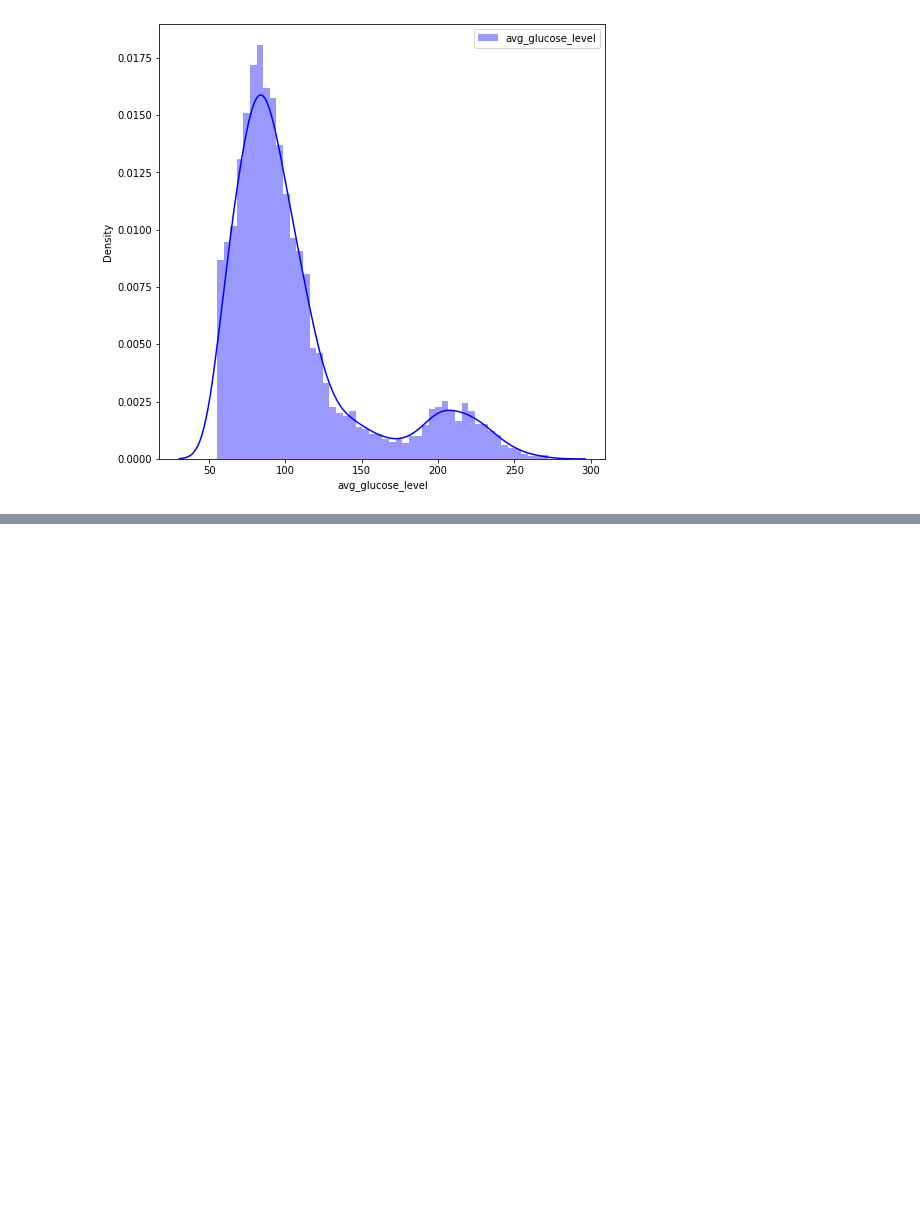
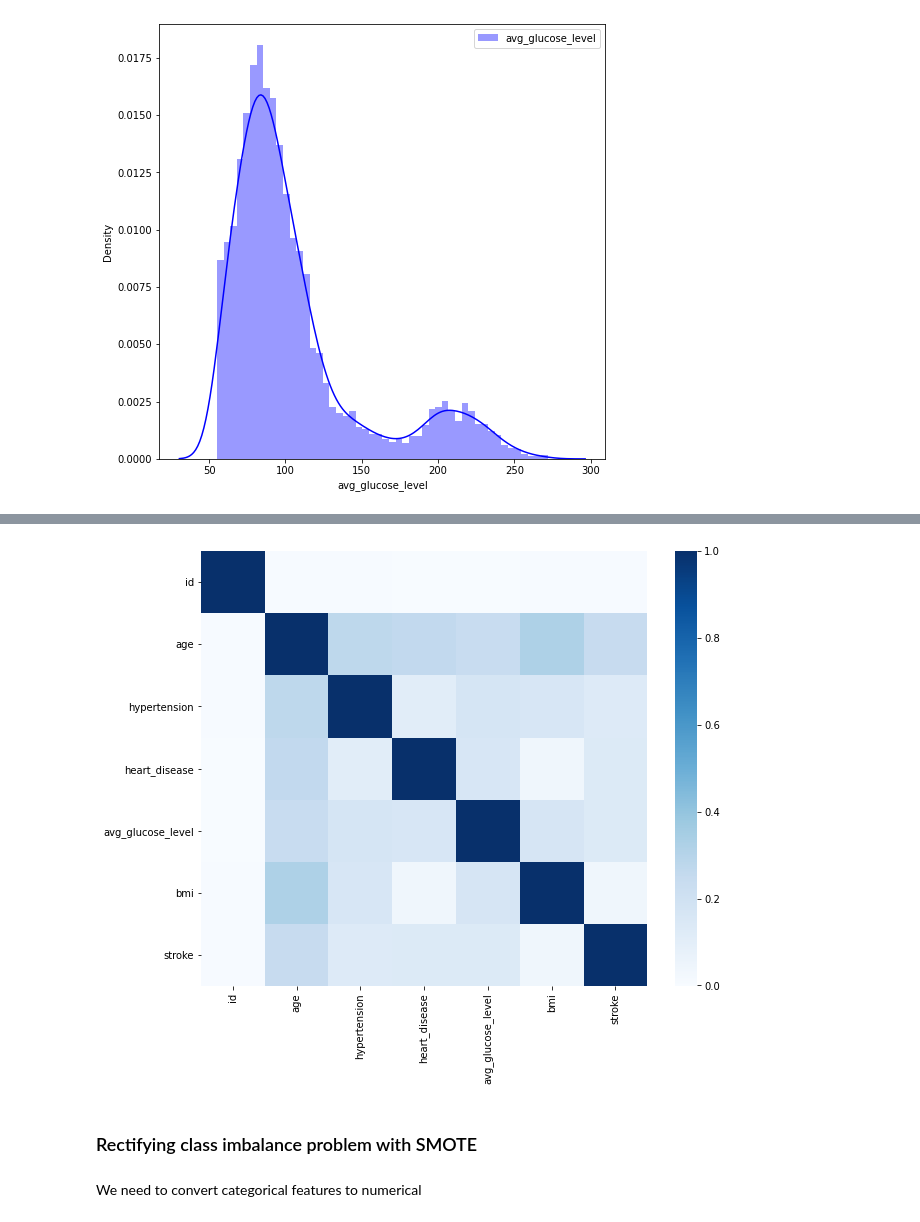
Before and after one commit to k3nnywilliam/stroke-prediction, a Jupyter notebook: stroke-prediction-nb.ipynb, the cells around one changed output, grey strips where cells are left out. Cells and saved outputs as stored; diff of their text form; code cells hidden in the pictures; blank space fills up the shorter version.

```diff
--- a/stroke-prediction-nb.ipynb
+++ b/stroke-prediction-nb.ipynb
@@ -301,0 +268,9 @@ plt.show()
+# %%
+plt.figure(figsize=(10,8))
+sns.heatmap(data.corr(),cmap="Blues");
+# %% [output]
+[figure, added]
+# %% [markdown]
+### Rectifying class imbalance problem with SMOTE
+# %% [markdown]
+We need to convert categorical features to numerical
```
Also changed, not shown: parts of 34 cells of this notebook.
